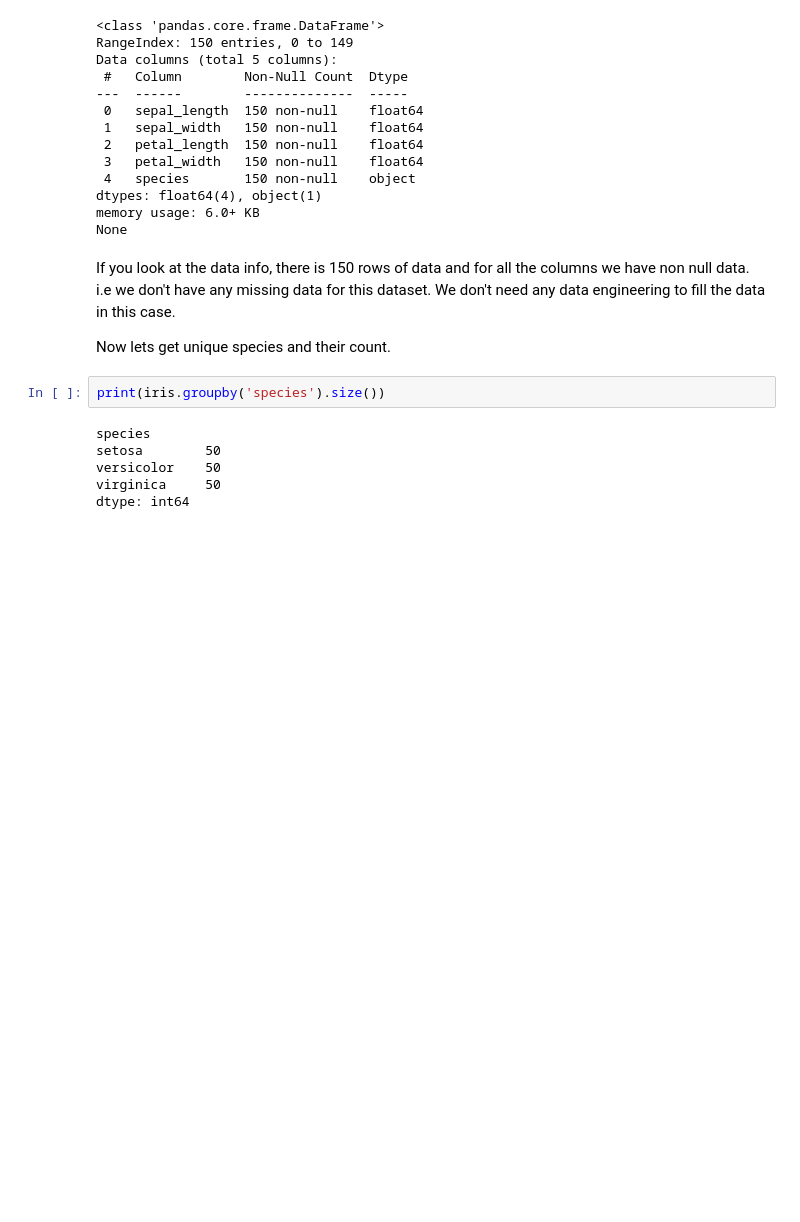
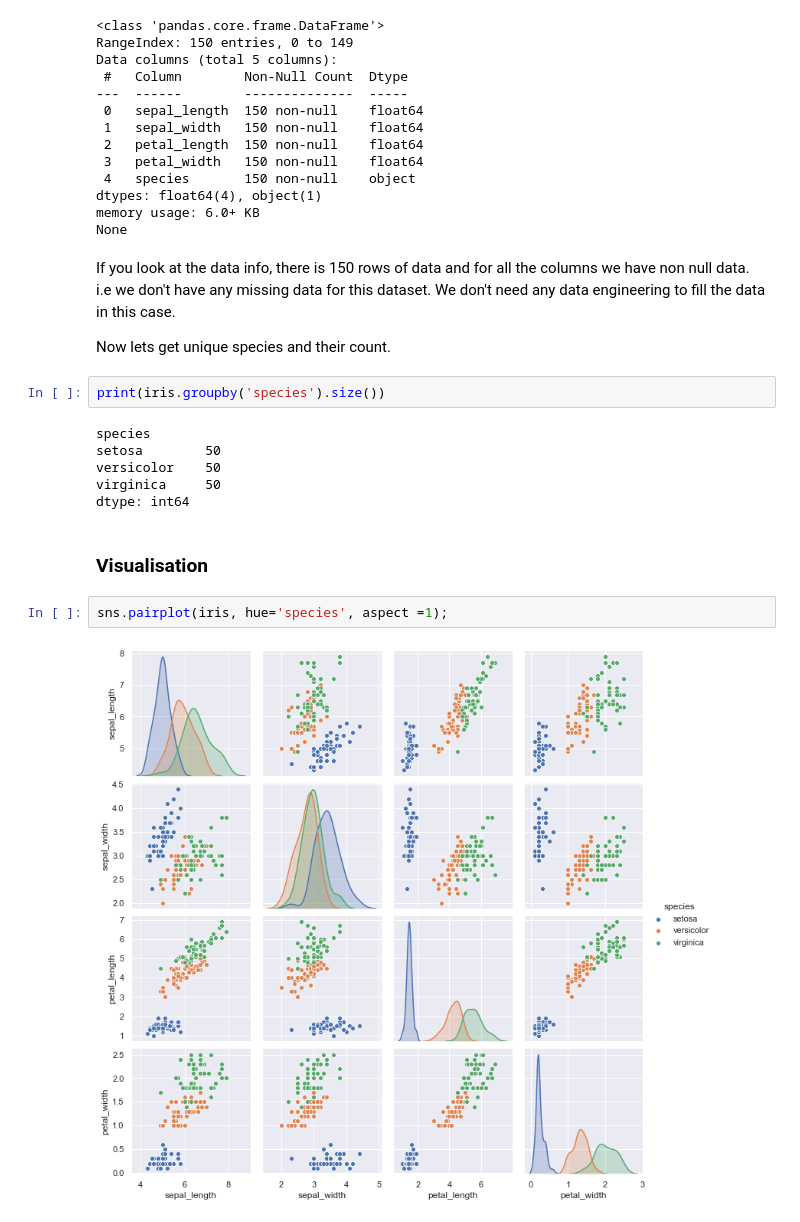
Before and after one commit to nirajramshrestha/MachineLearning, a Jupyter notebook: Iris Project/Iris Project.ipynb, the cells around one changed output. Cells and saved outputs as stored; diff of their text form; blank space fills up the shorter version.

```diff
--- a/Iris Project/Iris Project.ipynb
+++ b/Iris Project/Iris Project.ipynb
@@ -130,3 +130,9 @@ setosa        50
 versicolor    50
 virginica     50
 dtype: int64
+# %% [markdown]
+### Visualisation
+# %%
+sns.pairplot(iris, hue='species', aspect =1);
+# %% [output]
+[figure, added]
```
Also changed, not shown: parts of 8 cells of this notebook.
